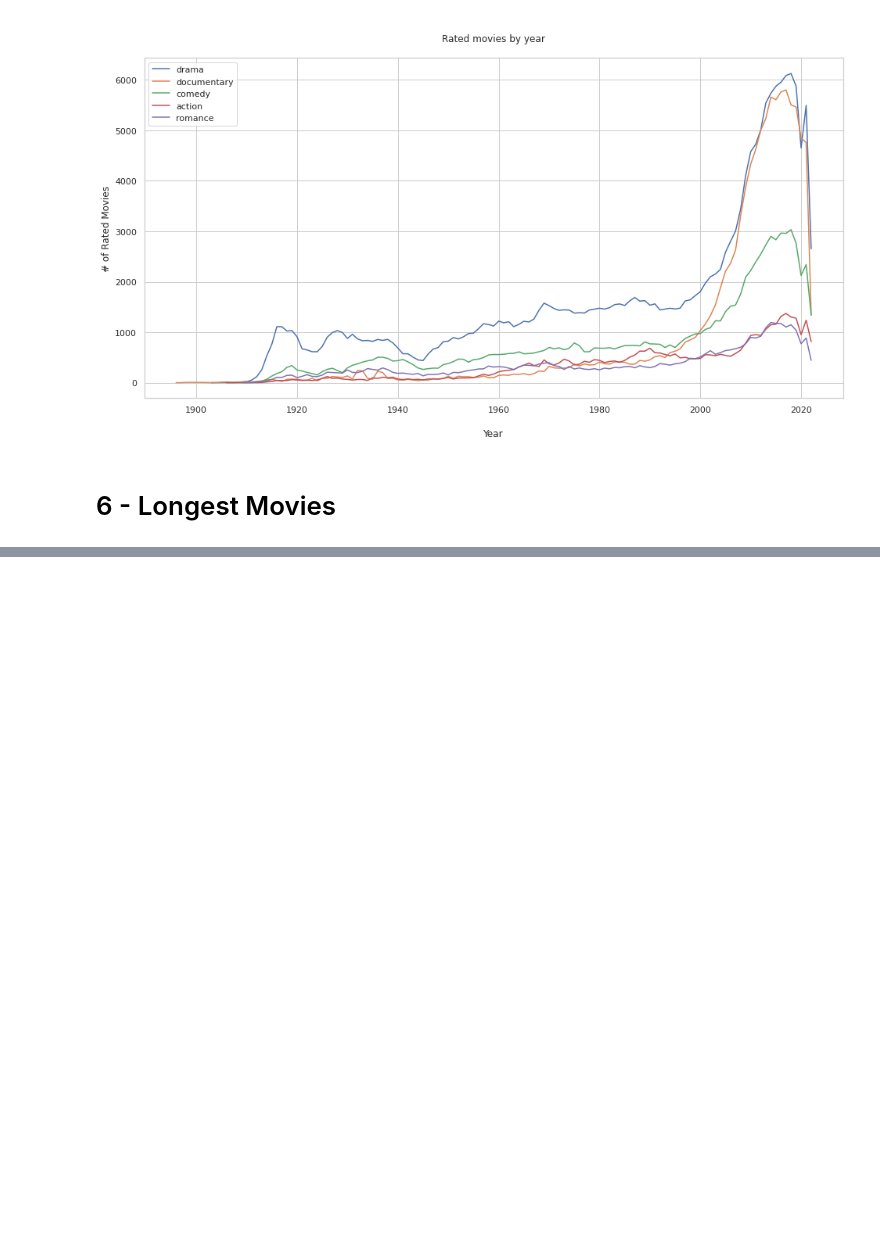
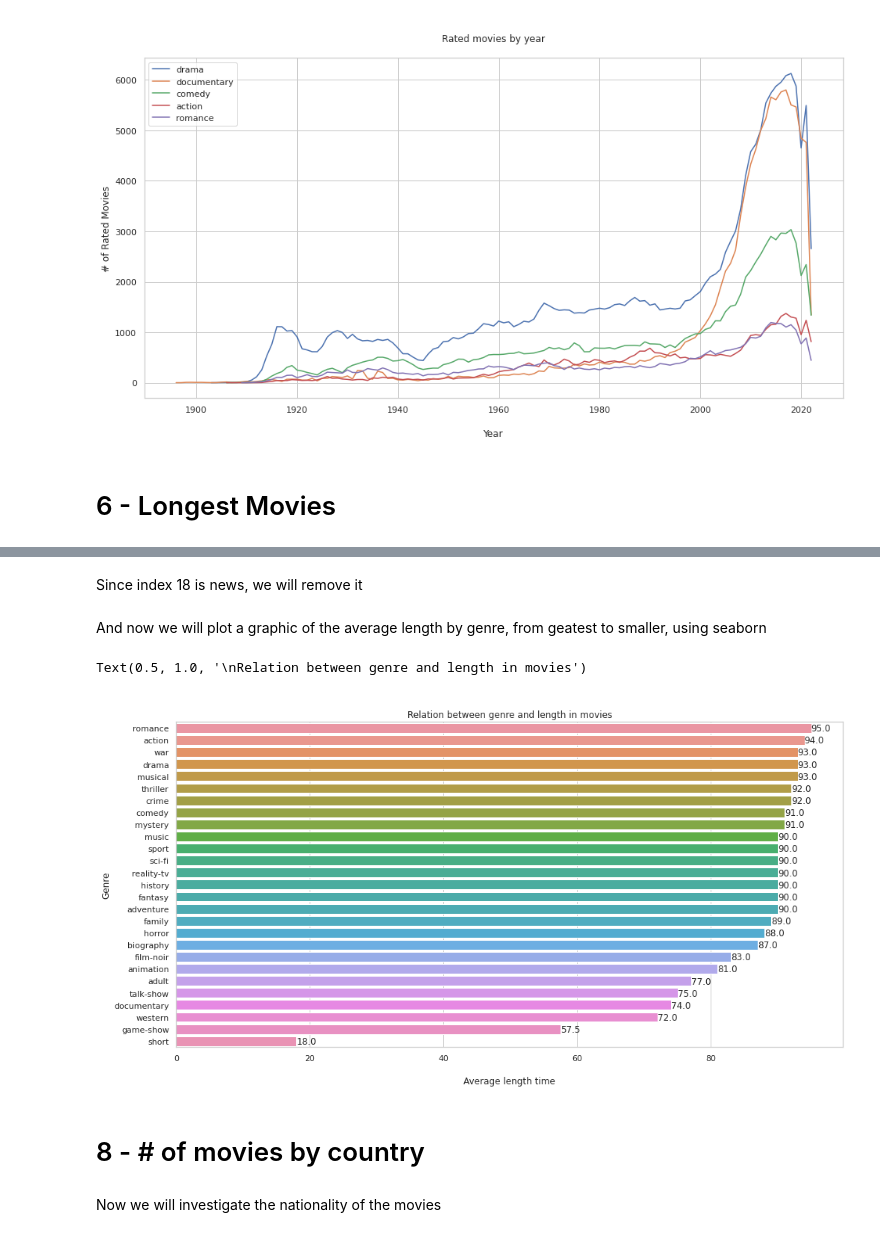
Before and after one commit to alandgmendes/dataScienceAcademyStash, a Jupyter notebook: MiniProjeto1.ipynb, the cells around one changed output, grey strips where cells are left out. Saved outputs shown, nothing was run; the diff lists cells and outputs as text; code cells hidden in the pictures; blank space fills up the shorter version.

```diff
--- a/MiniProjeto1.ipynb
+++ b/MiniProjeto1.ipynb
@@ -600,0 +690,13 @@ Now we will show the longest films, and their duration in percentiles
+# %%
+unique_genres = genre_get(result7)
+# %%
+genre_runtime = []
+for item in unique_genres:
+    consulta = 'SELECT runtime_minutes Runtime FROM  titles  WHERE genres LIKE '+ '\''+'%'+item+'%'+'\' AND type=\'movie\' AND Runtime!=\'NaN\''
+    resultado = pd.read_sql_query(consulta, conn)
+    genre_runtime.append(np.median(resultado['Runtime']))
+# %%
+df_genre_runtime = pd.DataFrame()
+df_genre_runtime["genre"] = unique_genres
+df_genre_runtime["runtime"] = genre_runtime
+df_genre_runtime
@@ -600,0 +721,25 @@ Now we will show the longest films, and their duration in percentiles
+# %% [markdown]
+Since index 18 is news, we will remove it
+# %%
+df_genre_runtime = df_genre_runtime.drop(index = 18)
+# %% [markdown]
+And now we will plot a graphic of the average length by genre, from geatest to smaller, using seaborn
+# %%
+df_genre_runtime = df_genre_runtime.sort_values(by = 'runtime', ascending = False)
+
+plt.figure(figsize = (16, 8))
+sns.barplot(y = df_genre_runtime.genre, x = df_genre_runtime.runtime, orient = "h")
+for i in range(len(df_genre_runtime.index)):
+  plt.text(df_genre_runtime.runtime[df_genre_runtime.index[i]],
+	i + 0.25,
+	round(df_genre_runtime["runtime"][df_genre_runtime.index[i]], 2))
+plt.ylabel("Genre")
+plt.xlabel("\nAverage length time")
+plt.title("\nRelation between genre and length in movies")
+# %% [output]
+Text(0.5, 1.0, '\nRelation between genre and length in movies')
+[figure, added]
+# %% [markdown]
+# 8 - # of movies by country
+# %% [markdown]
+Now we will investigate the nationality of the movies
```
Also changed, not shown: parts of 32 cells of this notebook.
